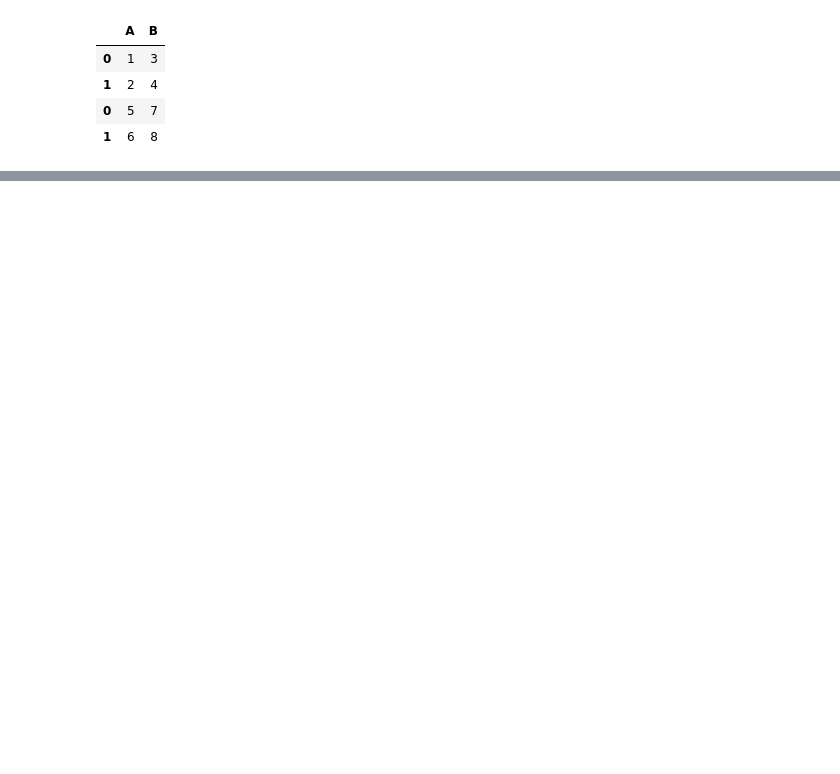
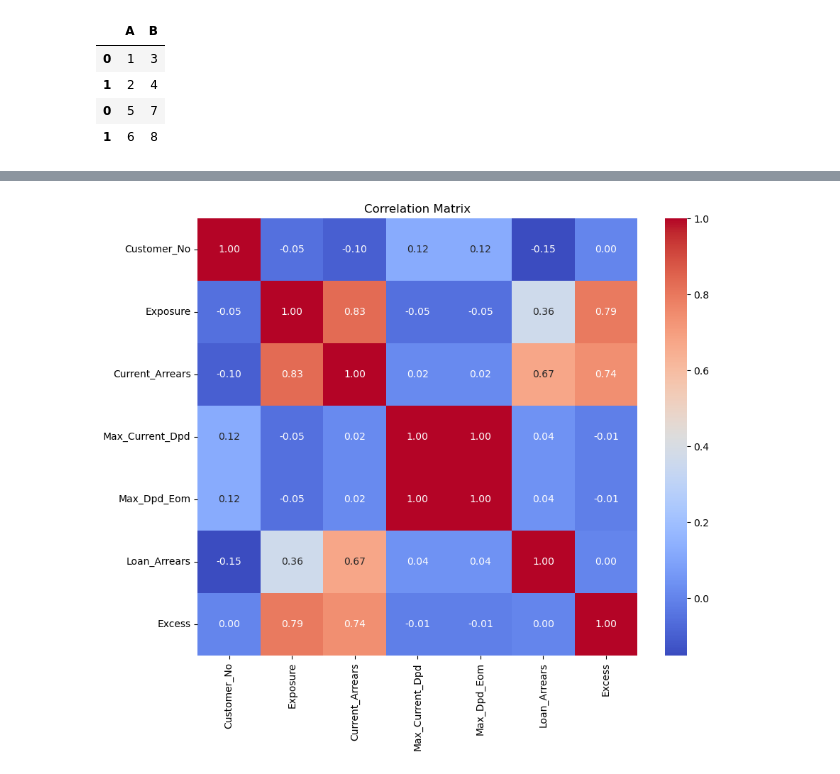
Before and after one commit to KaiFa254/Full_Quick_Python_Self_Practice, a Jupyter notebook: Python_quick_practice.ipynb, the cells around one changed output, grey strips where cells are left out. Saved outputs shown, nothing was run; the diff lists cells and outputs as text; code cells hidden in the pictures; blank space fills up the shorter version.

Commit message:
data_cleaning__practice

```diff
--- a/Python_quick_practice.ipynb
+++ b/Python_quick_practice.ipynb
@@ -275,0 +322,6 @@ pd.concat([df1, df2], axis=0)
+# %%
+## Renaming Columns
+
+data.rename(columns={'MAX CURRENT DPD': 'MAX_CURRENT_DPD','MAX DPD EOM': 'MAX_DPD_EOM'}, inplace=True)
+
+data.columns
@@ -275,0 +335,4 @@ pd.concat([df1, df2], axis=0)
+# %%
+# Example: make all proper and replace spaces with underscores
+data.columns = data.columns.str.strip().str.replace(' ', '_').str.title()
+data.columns
@@ -275,0 +369,16 @@ pd.concat([df1, df2], axis=0)
+# %%
+# 1️⃣ Replace missing values in Business_Unit with its mode[]
+
+
+data['Business_Unit'].fillna(data['Business_Unit'].mode()[0], inplace=True)
+
+# 2️⃣ Replace missing Cust_Email values with "no email"
+
+data['Cust_Email'].fillna('no email', inplace=True)
+
+# 3️⃣ Drop rows with missing values in Current_Arrears or Customer_No
+
+data.dropna(subset=['Current_Arrears', 'Customer_No'], inplace=True)
+
+
+data.isnull().sum().sort_values(ascending=False)
@@ -275,0 +404,6 @@ pd.concat([df1, df2], axis=0)
+# %%
+# drop columns
+
+data.drop(columns=['Cust_Email','Cust_Phone'], inplace=True)
+
+data.info()
@@ -275,0 +428,14 @@ pd.concat([df1, df2], axis=0)
+# %%
+#correlation matrix
+import seaborn as sns
+import matplotlib.pyplot as plt
+
+
+corr_matrix = data.corr()
+plt.figure(figsize=(10, 8))
+
+sns.heatmap(corr_matrix, annot=True, fmt=".2f", cmap='coolwarm', cbar=True)
+plt.title('Correlation Matrix')
+plt.show()
+# %% [output]
+[figure, added]
```
Also changed, not shown: parts of 13 cells of this notebook, 1 other file.
